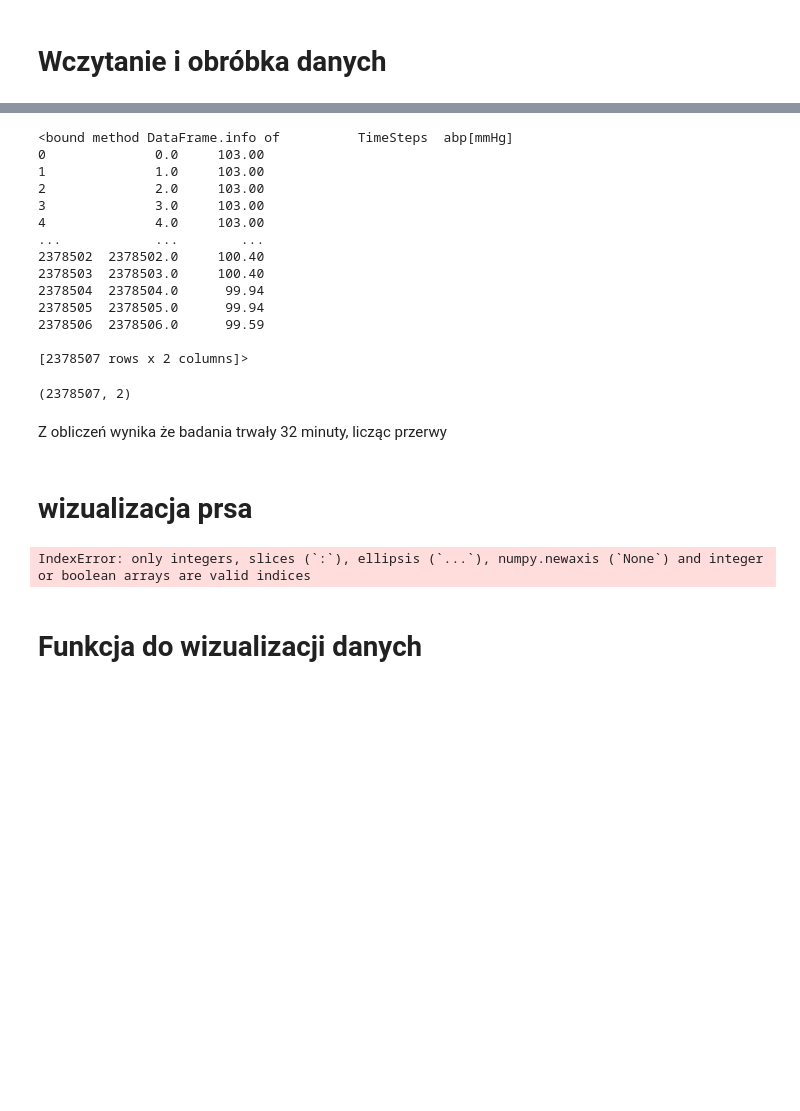
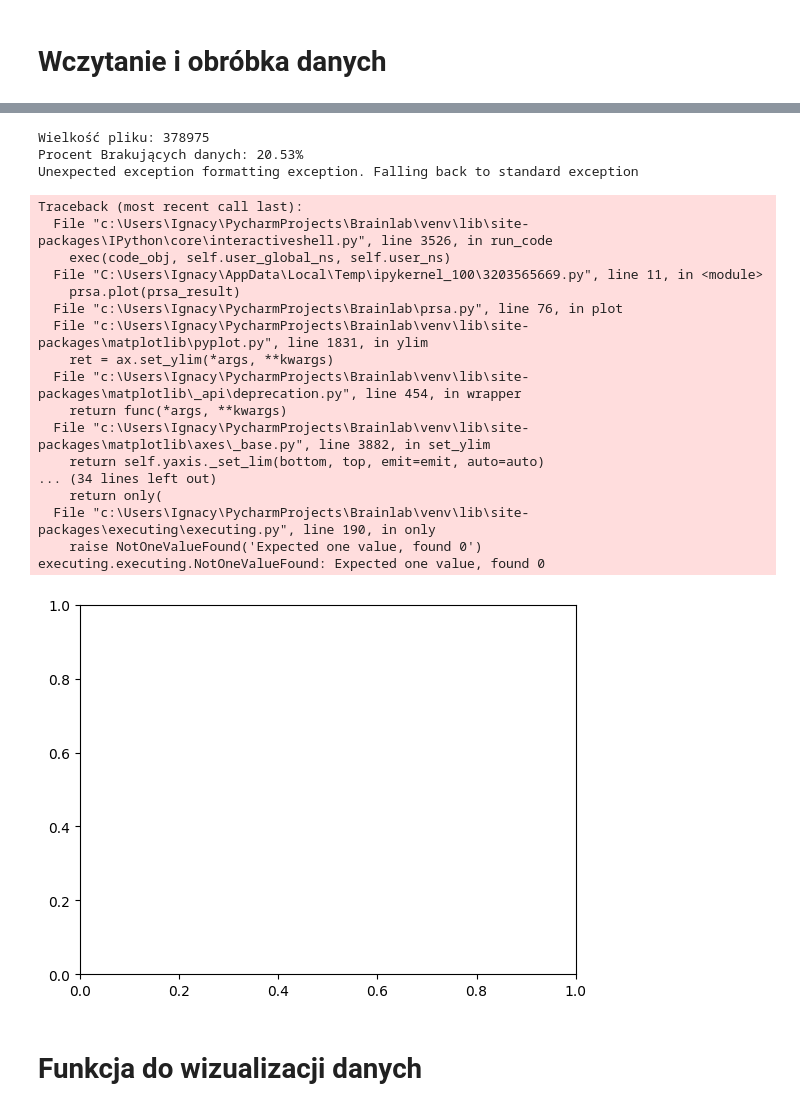
Before and after one commit to IgnacyBerent/BrainLab, a Jupyter notebook: notatki_jupiter.ipynb, the cells around one changed output, grey strips where cells are left out. Drawn from its saved outputs; the diff is of its cells as text; code cells hidden in the pictures; blank space fills up the shorter version.

Commit message:
Analiza danych

```diff
--- a/notatki_jupiter.ipynb
+++ b/notatki_jupiter.ipynb
@@ -12,4 +13,2 @@ import prsa
 # %% [markdown]
 # Wczytanie i obróbka danych
-# %%
-df = prep.read_data('r3.csv')
@@ -33,32 +15,37 @@ len(df[df['abp[mmHg]'].isna() == True])
-# %%
-df.info
-# %% [output]
-<bound method DataFrame.info of          TimeSteps  abp[mmHg]
-0              0.0     103.00
-1              1.0     103.00
-2              2.0     103.00
-3              3.0     103.00
-4              4.0     103.00
-...            ...        ...
-2378502  2378502.0     100.40
-2378503  2378503.0     100.40
-2378504  2378504.0      99.94
-2378505  2378505.0      99.94
-2378506  2378506.0      99.59
-
-[2378507 rows x 2 columns]>
-# %%
-df.shape
-# %% [output]
-(2378507, 2)
-# %% [markdown]
-Z obliczeń wynika że badania trwały 32 minuty, licząc przerwy
-# %% [markdown]
-# wizualizacja prsa
-# %%
-prsa.plot(prsa.calc(df, 300))
-# %% [output]
-IndexError: only integers, slices (`:`), ellipsis (`...`), numpy.newaxis (`None`) and integer or boolean arrays are valid indices
+# %%
+path = 'data'
+for filename in os.listdir(path):
+    if filename.endswith('.csv'):
+        # Pełna ścieżka do pliku
+        file_path = os.path.join(path, filename)
+
+        df = prep.read_data(file_path)
+        print(f'Wielkość pliku: {df.shape[0]}')
+        print(f'Procent Brakujących danych: {(len(df[df["abp[mmHg]"].isna() == True])/df.shape[0]*100):.2f}%')
+        prsa_result = prsa.calc_optimized(df, 300)
+        prsa.plot(prsa_result)
+# %% [output]
+Wielkość pliku: 378975
+Procent Brakujących danych: 20.53%
+Unexpected exception formatting exception. Falling back to standard exception
+Traceback (most recent call last):
+  File "c:\Users\Ignacy\PycharmProjects\Brainlab\venv\lib\site-packages\IPython\core\interactiveshell.py", line 3526, in run_code
+    exec(code_obj, self.user_global_ns, self.user_ns)
+  File "C:\Users\Ignacy\AppData\Local\Temp\ipykernel_100\3203565669.py", line 11, in <module>
+    prsa.plot(prsa_result)
+  File "c:\Users\Ignacy\PycharmProjects\Brainlab\prsa.py", line 76, in plot
+  File "c:\Users\Ignacy\PycharmProjects\Brainlab\venv\lib\site-packages\matplotlib\pyplot.py", line 1831, in ylim
+    ret = ax.set_ylim(*args, **kwargs)
+  File "c:\Users\Ignacy\PycharmProjects\Brainlab\venv\lib\site-packages\matplotlib\_api\deprecation.py", line 454, in wrapper
+    return func(*args, **kwargs)
+  File "c:\Users\Ignacy\PycharmProjects\Brainlab\venv\lib\site-packages\matplotlib\axes\_base.py", line 3882, in set_ylim
+    return self.yaxis._set_lim(bottom, top, emit=emit, auto=auto)
+... (34 lines left out)
+    return only(
+  File "c:\Users\Ignacy\PycharmProjects\Brainlab\venv\lib\site-packages\executing\executing.py", line 190, in only
+    raise NotOneValueFound('Expected one value, found 0')
+executing.executing.NotOneValueFound: Expected one value, found 0
+[figure, added]
 # %% [markdown]
 # Funkcja do wizualizacji danych
 # %%
```
Also changed, not shown: parts of 4 cells of this notebook, 3 other files.
